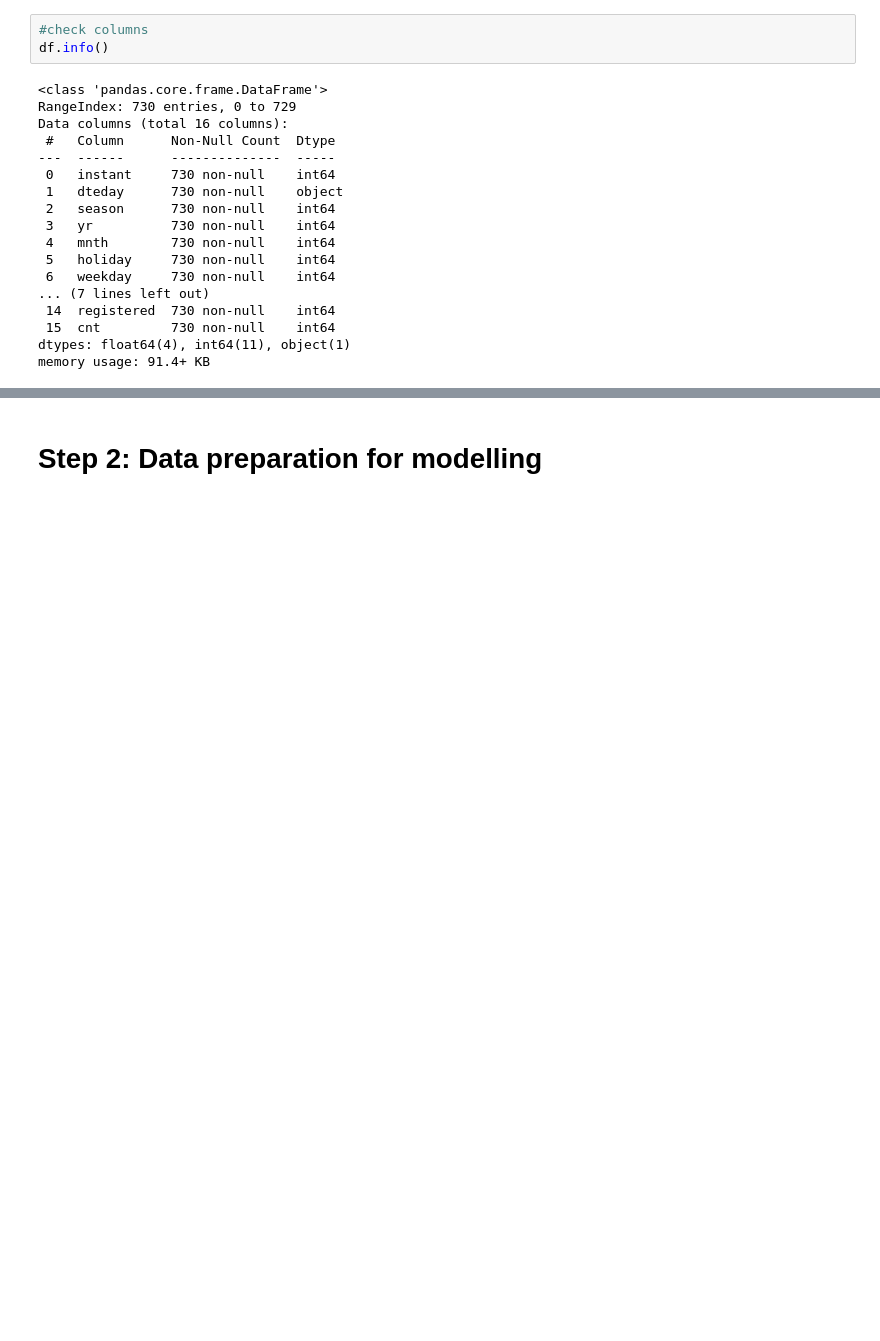
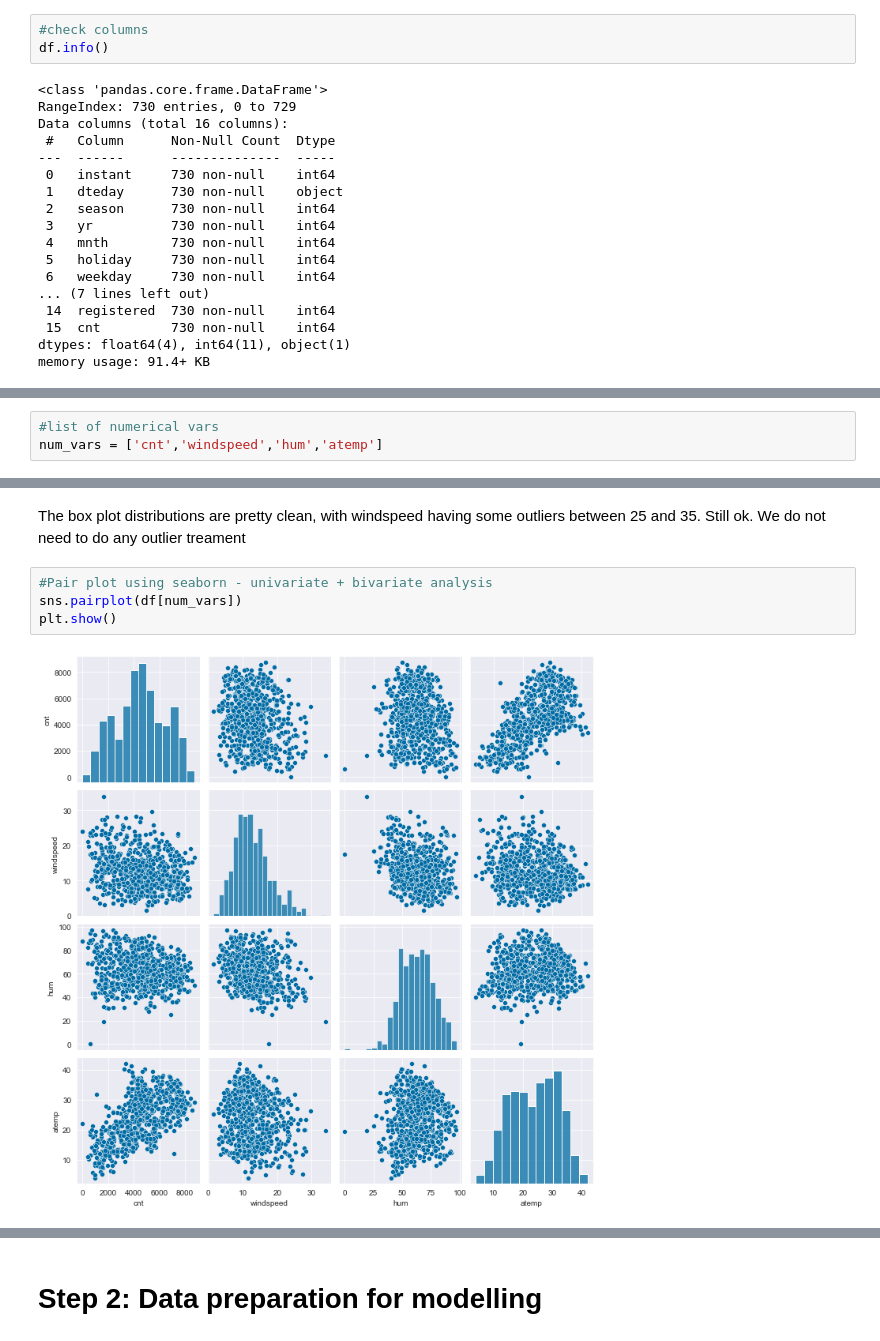
Before and after one commit to udaykadavi/BikeSharingAssignment, a Jupyter notebook: BikeSharingAssignment.ipynb, the cells around one changed output, grey strips where cells are left out. Saved outputs shown, nothing was run; the diff lists cells and outputs as text; blank space fills up the shorter version.

```diff
--- a/BikeSharingAssignment.ipynb
+++ b/BikeSharingAssignment.ipynb
@@ -63,0 +205,3 @@ memory usage: 91.4+ KB
+# %%
+#list of numerical vars
+num_vars = ['cnt','windspeed','hum','atemp']
@@ -63,0 +251,8 @@ memory usage: 91.4+ KB
+# %% [markdown]
+The box plot distributions are pretty clean, with windspeed having some outliers between 25 and 35. Still ok. We do not need to do any outlier treament
+# %%
+#Pair plot using seaborn - univariate + bivariate analysis
+sns.pairplot(df[num_vars])
+plt.show()
+# %% [output]
+[figure, added]
```
Also changed, not shown: parts of 79 cells of this notebook.
